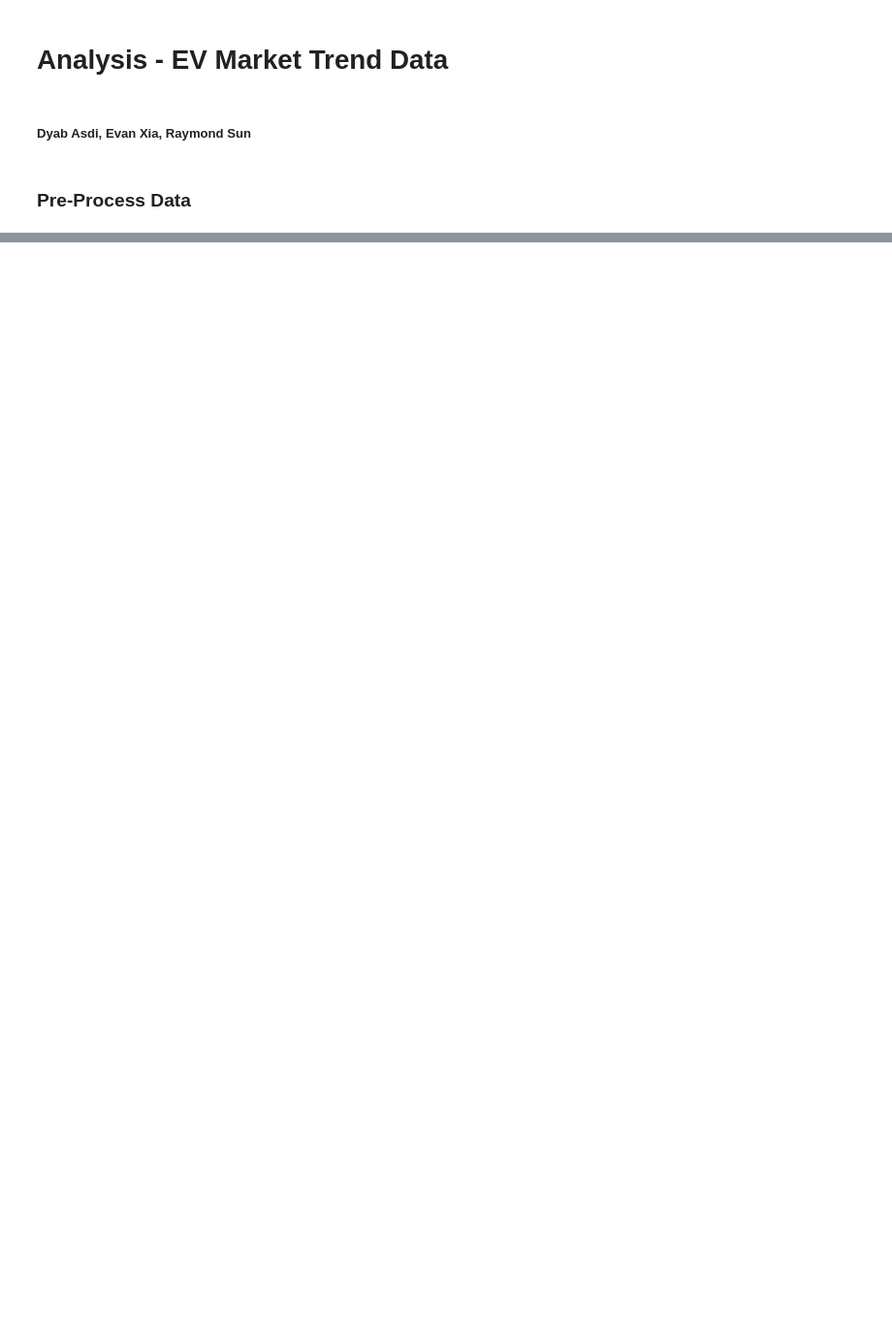
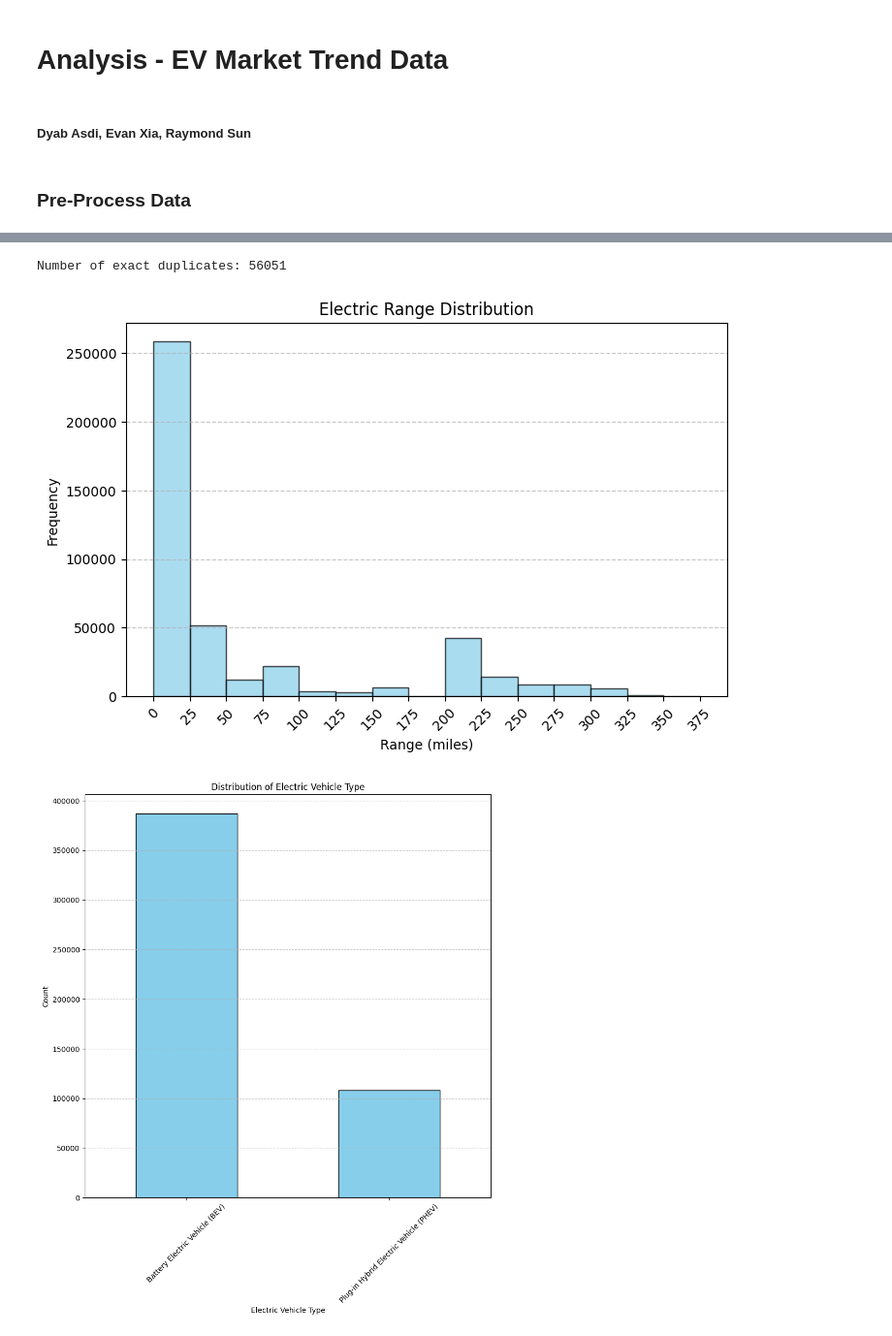
Before and after one commit to dyabasdi/Data-Visualization, a Jupyter notebook: Project/analysis.ipynb, the cells around one changed output, grey strips where cells are left out. Shown at 97% size. Cells and saved outputs as stored; diff of their text form; code cells hidden in the pictures; blank space fills up the shorter version.

```diff
--- a/Project/analysis.ipynb
+++ b/Project/analysis.ipynb
@@ -55,0 +92,7 @@ Name: 0, dtype: object
+# %%
+# Replacing numerical values with
+for col in numerical_columns:
+    if col in df.columns and df[col].isnull().sum() > 0:
+        median_value = df[col].median()
+        print(f"Filling missing values in {col} with median: {median_value}")
+        df[col] = df[col].fillna(median_value)
@@ -55,0 +102,6 @@ Name: 0, dtype: object
+# %%
+for col in remaining_cols:
+    if df[col].isnull().sum() > 0:
+        mode_value = df[col].mode()[0]
+        print(f"Filling missing values in {col} with mode: {mode_value}")
+        df[col] = df[col].fillna(mode_value)
@@ -55,0 +117,44 @@ Name: 0, dtype: object
+# %%
+duplicates = df.duplicated()
+duplicate_count = duplicates.sum()
+print(f"Number of exact duplicates: {duplicate_count}")
+# %% [output]
+Number of exact duplicates: 56051
+# %%
+df_cleaned = df.drop_duplicates().reset_index(drop=True)
+# %%
+# Define bin edges from 0 to 600 in steps of 25
+bins = np.arange(0, 400, 25)  # 625 ensures the last bin includes 600
+
+# Create histogram
+plt.figure(figsize=(8, 5))
+plt.hist(df_cleaned['Electric Range'], bins=bins, color='skyblue', edgecolor='black', alpha=0.7)
+
+# Customization
+plt.title("Electric Range Distribution")
+plt.xlabel("Range (miles)")
+plt.ylabel("Frequency")
+plt.xticks(bins, rotation=45)  # Label bins at every 25
+plt.grid(axis='y', linestyle='--', alpha=0.7)
+
+# Save figure
+plt.savefig("electric_range_distribution.png", dpi=300, bbox_inches='tight')
+
+plt.show()
+
+# df_cleaned = df_cleaned[]
+categorical_cols = ['Electric Vehicle Type', 'Make', 'Model', 'Clean Alternative Fuel Vehicle (CAFV) Eligibility']
+
+# Create histograms for each categorical column
+for col in categorical_cols:
+    plt.figure(figsize=(10, 10))
+    df[col].value_counts().plot(kind='bar', color='skyblue', edgecolor='black')
+    plt.title(f'Distribution of {col}')
+    plt.xlabel(col)
+    plt.ylabel('Count')
+    plt.xticks(rotation=45)
+    plt.grid(axis='y', linestyle='--', alpha=0.7)
+    plt.savefig(f"{col}-histogram-ds1.png", dpi = 300)
+# %% [output]
+[figure, added]
+[figure, added]
```
Also changed, not shown: parts of 12 cells of this notebook, 16 other files.
